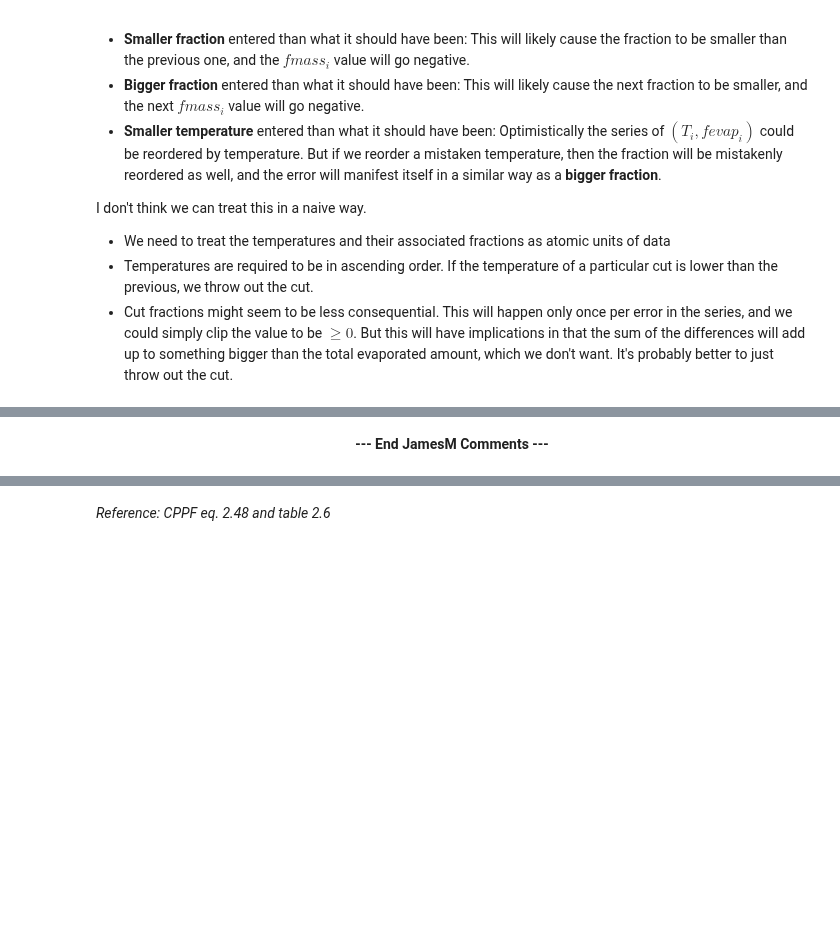
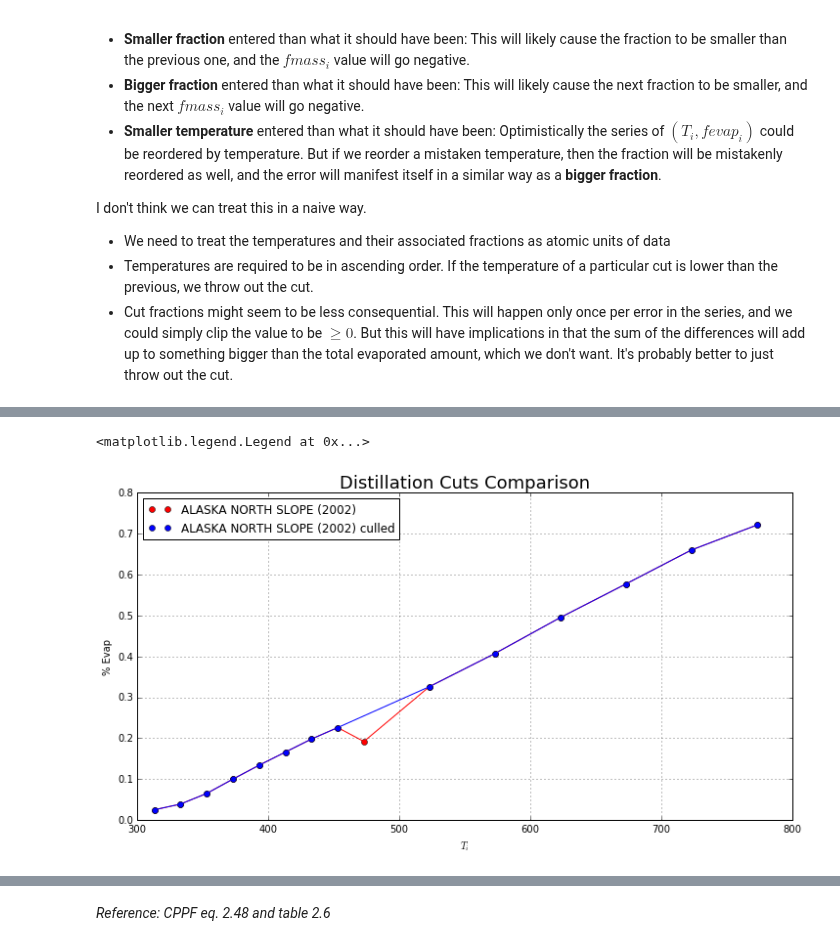
Before and after one commit to NOAA-ORR-ERD/OilLibrary, a Jupyter notebook: documentation/notebooks/Oil_Properties_Estimation.ipynb, the cells around one changed output, grey strips where cells are left out. Drawn from its saved outputs; the diff is of its cells as text; code cells hidden in the pictures; blank space fills up the shorter version.

Commit message:
Refactored the Oil Estimations notebook - top-down workflow - curve fit the distillation cuts - proposal for a recursive approach for the saturate component fraction

```diff
--- a/documentation/notebooks/Oil_Properties_Estimation.ipynb
+++ b/documentation/notebooks/Oil_Properties_Estimation.ipynb
@@ -433,14 +229,0 @@ pour point (T_ref, v_ref) =  178.394617122
-# %%
-# let's try the estimation based on molecular weights
-for obj in (ans_mp_oil,):
-    print 'oil = ', obj.name
-    for fmass in obj.sara_fractions:
-        print fmass
-
-    print
-    for mw in obj.molecular_weights:
-        print mw
-
-# OK, we have mass fractions for everything,
-# but we are missing molecular weights for our resins & asphaltenes
-# we will have to punt on this one for now.
@@ -672,2 +559,0 @@ $$
-# %% [markdown]
-<center><b>--- End JamesM Comments ---</b></center>
@@ -723,0 +560,63 @@ for obj in (ans_mp, ans_2002, bahia, arabian, canola):
+# %%
+def oil_culled_cuts(imported_rec):
+    prev_temp = prev_fraction = 0.0
+    for c in imported_rec.cuts:
+        if c.vapor_temp_k < prev_temp:
+            continue
+
+        if c.fraction < prev_fraction:
+            continue
+
+        prev_temp = c.vapor_temp_k
+        prev_fraction = c.fraction
+
+        yield c
+
+# we need to redefine our cut temperatures function
+# to utilize our culled cuts instead of raw cuts.
+def oil_cut_temps(imported_rec):
+    culled_cuts = list(oil_culled_cuts(imported_rec))
+
+    if len(culled_cuts) > 0:
+        return np.array([c.vapor_temp_k
+                         for c in culled_cuts])
+    elif imported_rec.api is not None:
+        return estimate_cut_temps_from_api(imported_rec.api)
+    else:
+        est_api = estimate_api_from_density(oil_density_at_temp(imported_rec, 288.15))
+        return estimate_cut_temps_from_api(est_api)
+
+# we need to redefine our cut fractions function
+# to utilize our culled cuts instead of raw cuts.
+def oil_fmasses(imported_rec):
+    f_res, f_asph = oil_inert_fractions(imported_rec)
+    culled_cuts = list(oil_culled_cuts(imported_rec))
+
+    if len(culled_cuts) > 0:
+        fractions = [c.fraction for c in culled_cuts]
+        return estimate_fmasses_from_cuts(f_res, f_asph,
+                                          fractions
+                                          )
+    else:
+        return estimate_n_fmasses(f_res, f_asph)
+
+plt.figure(1, figsize=(12,6))
+plt.subplot(111)
+
+plt.plot(*zip(*[(c.vapor_temp_k, c.fraction) for c in ans_2002.cuts]) + ['ro'],
+         label=ans_2002.oil_name)
+plt.plot(*zip(*[(c.vapor_temp_k, c.fraction) for c in ans_2002.cuts]) + ['r-'])
+
+plt.plot(*zip(*[(c.vapor_temp_k, c.fraction) for c in oil_culled_cuts(ans_2002)]) + ['bo'],
+         label=ans_2002.oil_name + ' culled')
+plt.plot(*zip(*[(c.vapor_temp_k, c.fraction) for c in oil_culled_cuts(ans_2002)]) + ['b-'])
+
+plt.xlabel(r'$T_i$')
+plt.ylabel('% Evap')
+plt.grid()
+plt.title(r'Distillation Cuts Comparison', fontsize=18)
+
+plt.legend(loc='upper left')
+# %% [output]
+<matplotlib.legend.Legend at 0x...>
+[figure, added]
```
Also changed, not shown: parts of 265 cells of this notebook.
